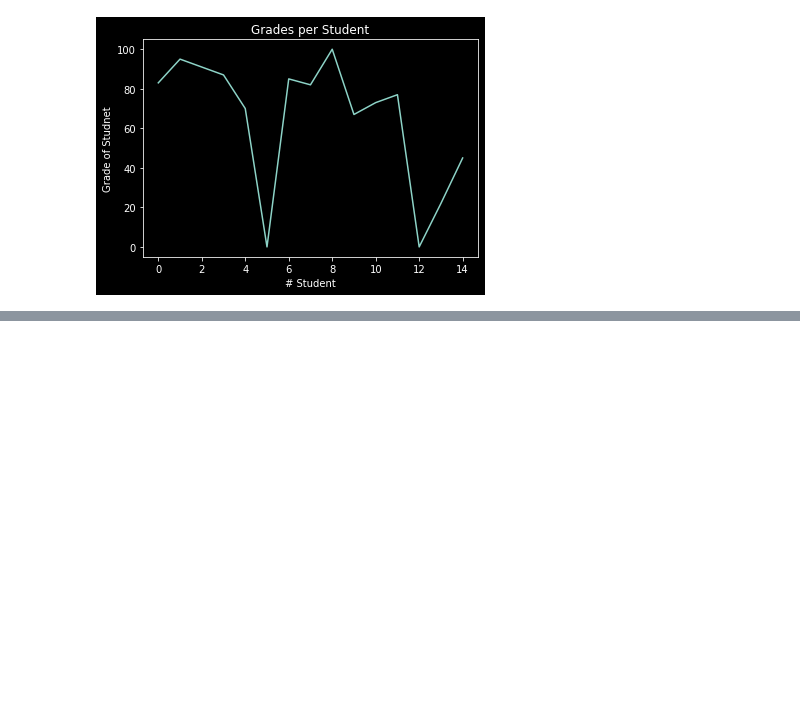
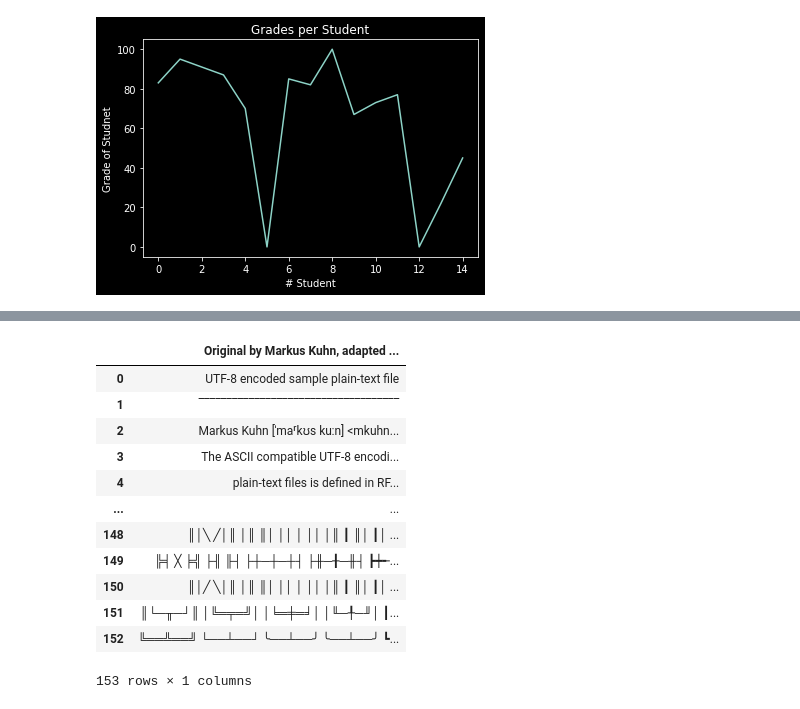
Before and after one commit to yhutter-dv/fhgr-explorative-data-analytics, a Jupyter notebook: jupyter_notebooks/assignments.ipynb, the cells around one changed output, grey strips where cells are left out. Drawn from its saved outputs; the diff is of its cells as text; code cells hidden in the pictures; blank space fills up the shorter version.

```diff
--- a/jupyter_notebooks/assignments.ipynb
+++ b/jupyter_notebooks/assignments.ipynb
@@ -580,0 +664,30 @@ plt.show()
+# %%
+import pandas as pd
+country_df = pd.read_csv("data/country_data.csv")
+country_df
+
+deu_mixed_typical_df = pd.read_csv("data/deu_mixed-typical_2011_300K-sources.txt", sep="\t")
+deu_mixed_typical_df
+
+movies_df = pd.read_json("data/movie.json", typ=dict)
+movies_df
+
+zen_of_python = pd.read_table("data/zen_of_python.txt")
+zen_of_python
+
+unicode_df = pd.read_table("data/unicode-bsp.txt", encoding="utf-8")
+unicode_df
+# %% [output]
+|  | Original by Markus Kuhn, adapted ... |
+| 0 | UTF-8 encoded sample plain-text file |
+| 1 | ‾‾‾‾‾‾‾‾‾‾‾‾‾‾‾‾‾‾‾‾‾‾‾‾‾‾‾‾‾‾‾‾‾‾‾‾ |
+| 2 | Markus Kuhn [ˈmaʳkʊs kuːn] <mkuhn... |
+| 3 | The ASCII compatible UTF-8 encodi... |
+| 4 | plain-text files is defined in RF... |
+| ... | ... |
+| 148 | ║│╲ ╱│║ │║ ║│ ││ │ ││ │║ ┃ ║│ ┃│ ... |
+| 149 | ╠╡ ╳ ╞╣ ├╢ ╟┤ ├┼─┼─┼┤ ├╫─╂─╫┤ ┣┿╾... |
+| 150 | ║│╱ ╲│║ │║ ║│ ││ │ ││ │║ ┃ ║│ ┃│ ... |
+| 151 | ║└─╥─┘║ │╚═╤═╝│ │╘═╪═╛│ │╙─╀─╜│ ┃... |
+| 152 | ╚══╩══╝ └──┴──┘ ╰──┴──╯ ╰──┴──╯ ┗... |
+153 rows × 1 columns
```
Also changed, not shown: parts of 7 cells of this notebook, 6 other files.
